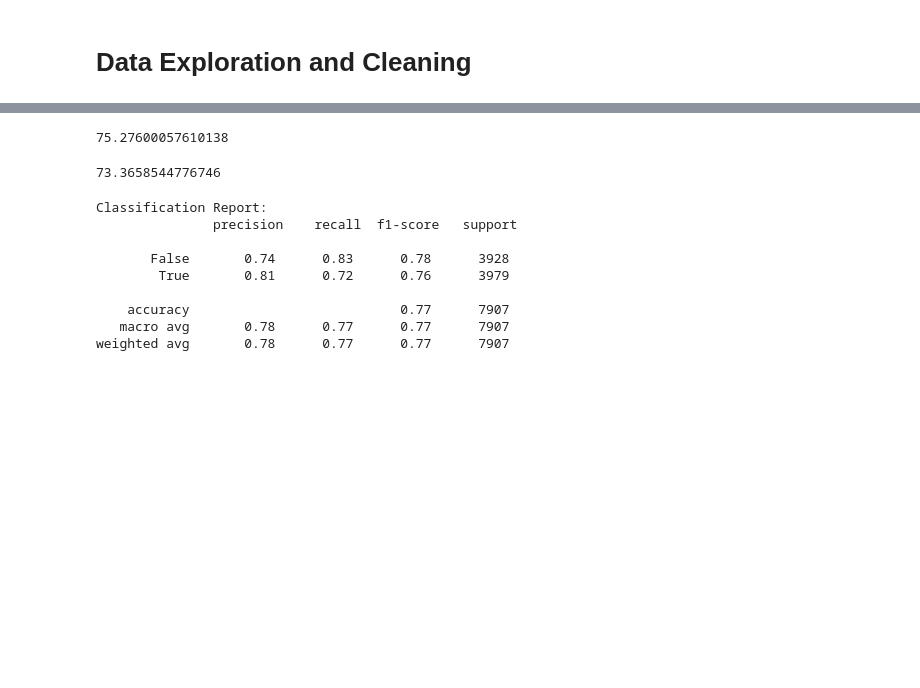
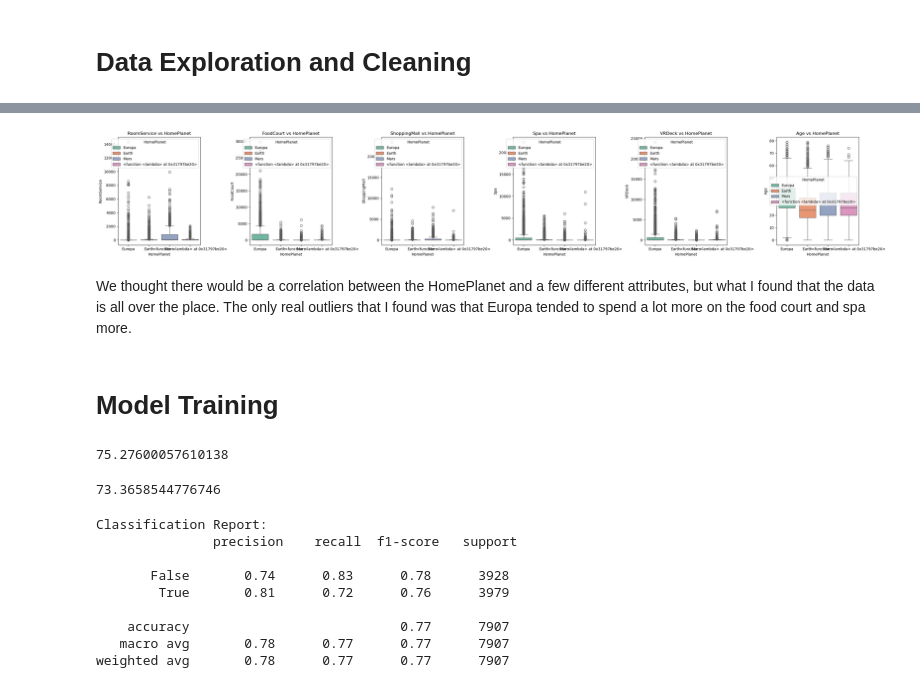
Before and after one commit to Tanyk2004/ML-finalproject, a Jupyter notebook: code.ipynb, the cells around one changed output, grey strips where cells are left out. Saved outputs shown, nothing was run; the diff lists cells and outputs as text; code cells hidden in the pictures; blank space fills up the shorter version.

```diff
--- a/code.ipynb
+++ b/code.ipynb
@@ -223,3 +266,38 @@ Based on the results of our data exploration, we have decided to process the
+# %%
+import seaborn as sns
+import matplotlib.pyplot as plt
+
+# List of attributes to plot against HomePlanet
+attributes = ["RoomService", "FoodCourt", "ShoppingMall", "Spa", "VRDeck", "Age"]
+
+# Number of attributes
+n_plots = len(attributes)
+
+# Create a figure with subplots (one row with multiple columns)
+fig, axes = plt.subplots(1, n_plots, figsize=(5 * n_plots, 5), sharey=False)  # Adjust size as needed
+
+# Loop through each attribute and create a boxplot
+for i, attribute in enumerate(attributes):
+    sns.boxplot(
+        data=imputed_df,
+        x="HomePlanet",
+        y=attribute,
+        palette="Set2",
+        ax=axes[i],
+        hue="HomePlanet"
+    )
+    axes[i].set_title(f"{attribute} vs HomePlanet")
+    axes[i].set_xlabel("HomePlanet")
+
+# Adjust layout
+plt.tight_layout()
+plt.show()
+# %% [output]
+[figure, added]
+# %% [markdown]
+We thought there would be a correlation between the HomePlanet and a few different attributes, but what I found that the data is all over the place. The only real outliers that I found was that Europa tended to spend a lot more on the food court and spa more.
+# %% [markdown]
+# Model Training
 # %%
 # Decision Tree Model
 from sklearn.tree import DecisionTreeClassifier
```
Also changed, not shown: parts of 15 cells of this notebook.
